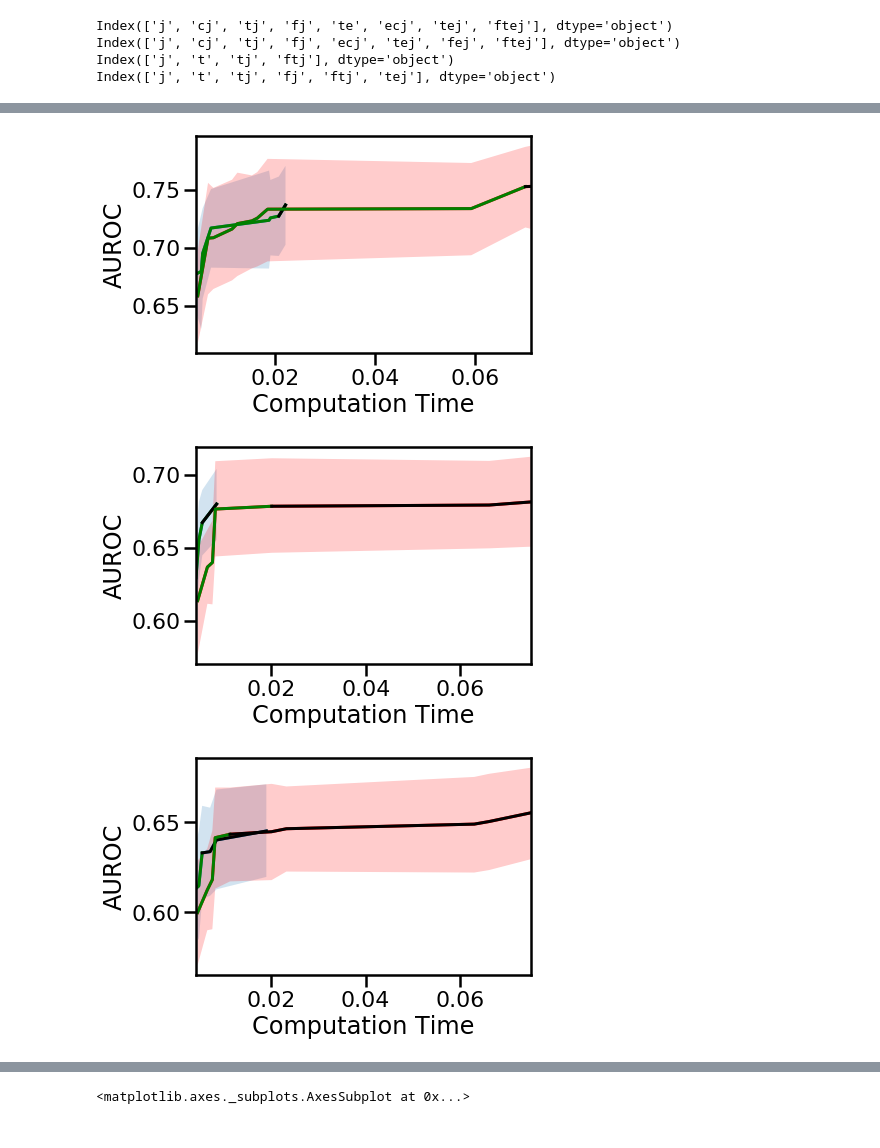
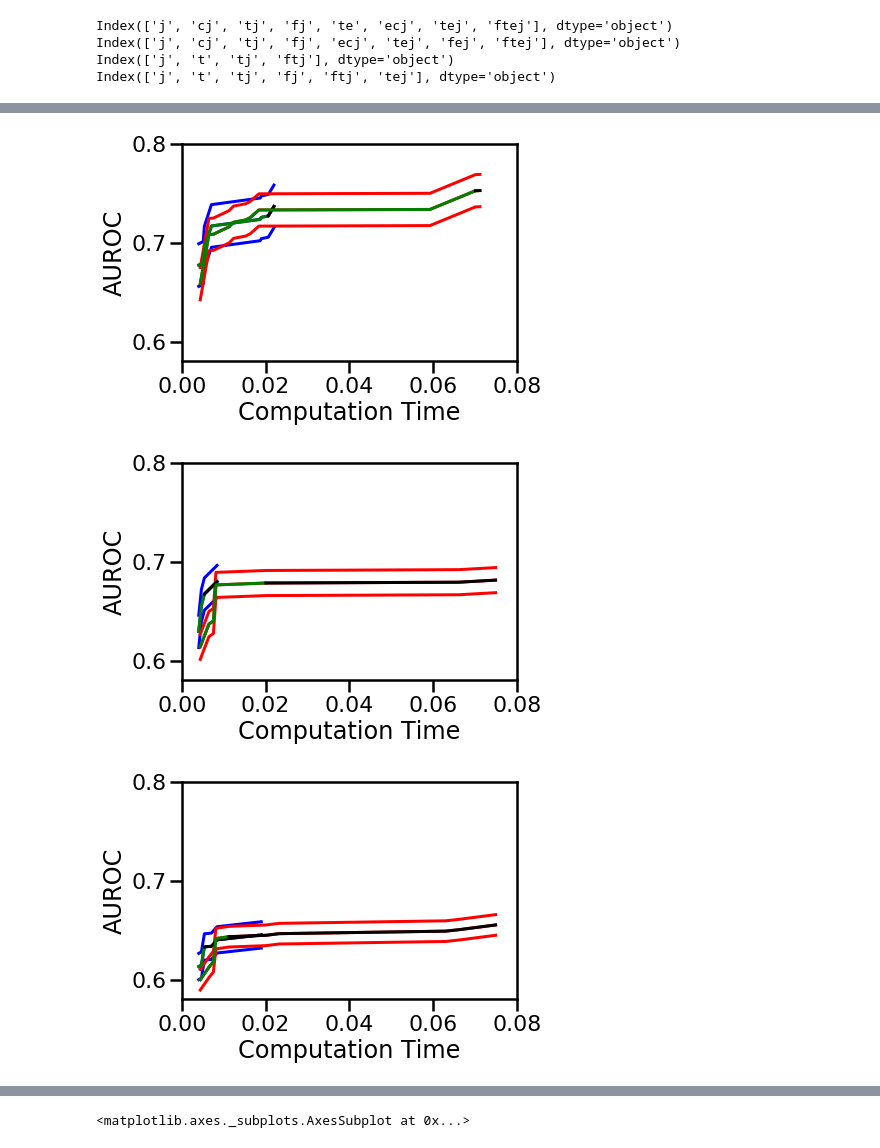
Before and after one commit to nshawen/CIS-PD-Optimization, a Jupyter notebook: FeaturesAnalysis.ipynb, the cells around one changed output, grey strips where cells are left out. Drawn from its saved outputs; the diff is of its cells as text; code cells hidden in the pictures.

Commit message:
updated stats

```diff
--- a/FeaturesAnalysis.ipynb
+++ b/FeaturesAnalysis.ipynb
@@ -730,36 +935,45 @@ D.sort_values(by='Times',inplace=True)
 # %%
 mag_dict = {}
-TB = D.iloc[:,0]; diff = TB.diff()>=0; diff.iloc[0]=True
+mag_sem={}
+TB = D.iloc[:,[0,4]]; diff = TB.iloc[:,0].diff()>=0; diff.iloc[0]=True
+mag_sem['TB'] = np.mean(stats.sem([results['sensor']['Tremor']['Binary']['res_groups'][g]['Random Forest']['auroc']
+                                   for g in TB.index],nan_policy='omit'))
 while not all(diff):
     TB = TB[diff]
-    diff = TB.diff()>=0; diff.iloc[0]=True
+    diff = TB.iloc[:,0].diff()>=0; diff.iloc[0]=True
 mag_dict['TB']=[results['sensor']['Tremor']['Binary']['res_groups'][g]['Random Forest']['auroc'] for g in TB.index]
 print(TB.index)
-TB.index = D.Times.loc[TB.index]
+TB.columns = ['AUROC','Computation Time']
 
-TM = D.iloc[:,1]; diff = TM.diff()>=0; diff.iloc[0]=True
+TM = D.iloc[:,[1,4]]; diff = TM.iloc[:,0].diff()>=0; diff.iloc[0]=True
+mag_sem['TM'] = np.mean(stats.sem([results['sensor']['Tremor']['Multiclass']['res_groups'][g]['Random Forest']['RMS']
+                                   for g in TM.index],nan_policy='omit'))
 while not all(diff):
     TM = TM[diff]
-    diff = TM.diff()>=0; diff.iloc[0]=True
+    diff = TM.iloc[:,0].diff()>=0; diff.iloc[0]=True
 mag_dict['TM']=[results['sensor']['Tremor']['Multiclass']['res_groups'][g]['Random Forest']['RMS'] for g in TM.index]
 print(TM.index)
-TM.index = D.Times.loc[TM.index]
+TM.columns = ['AUROC','Computation Time']
 
-BB = D.iloc[:,2]; diff = BB.diff()>=0; diff.iloc[0]=True
+BB = D.iloc[:,[2,4]]; diff = BB.iloc[:,0].diff()>=0; diff.iloc[0]=True
+mag_sem['BB'] = np.mean(stats.sem([results['sensor']['Bradykinesia']['Binary']['res_groups'][g]['Random Forest']['auroc']
+                                   for g in BB.index],nan_policy='omit'))
 while not all(diff):
     BB = BB[diff]
-    diff = BB.diff()>=0; diff.iloc[0]=True
+    diff = BB.iloc[:,0].diff()>=0; diff.iloc[0]=True
 mag_dict['BB']=[results['sensor']['Bradykinesia']['Binary']['res_groups'][g]['Random Forest']['auroc'] for g in BB.index]
 print(BB.index)
-BB.index = D.Times.loc[BB.index]
+BB.columns = ['AUROC','Computation Time']
 
-BM = D.iloc[:,3]; diff = BM.diff()>=0; diff.iloc[0]=True
+BM = D.iloc[:,[3,4]]; diff = BM.iloc[:,0].diff()>=0; diff.iloc[0]=True
+mag_sem['BM'] = np.mean(stats.sem([results['sensor']['Bradykinesia']['Multiclass']['res_groups'][g]['Random Forest']['RMS']
+                                   for g in BM.index],nan_policy='omit'))
 while not all(diff):
     BM = BM[diff]
-    diff = BM.diff()>=0; diff.iloc[0]=True
+    diff = BM.iloc[:,0].diff()>=0; diff.iloc[0]=True
 mag_dict['BM']=[results['sensor']['Bradykinesia']['Multiclass']['res_groups'][g]['Random Forest']['RMS'] for g in BM.index]
 print(BM.index)
-BM.index = D.Times.loc[BM.index]
+BM.columns = ['AUROC','Computation Time']
 # %% [output]
 Index(['j', 'cj', 'tj', 'fj', 'te', 'ecj', 'tej', 'ftej'], dtype='object')
 Index(['j', 'cj', 'tj', 'fj', 'ecj', 'tej', 'fej', 'ftej'], dtype='object')
@@ -778,33 +1018,57 @@ plt.savefig('C:\\Users\\nshawen\\Box\\CIS-PD Optimization\\Images\\Features_Trem
 # %%
-ax = sns.tsplot(pd.DataFrame(mag_dict['TM']).transpose().dropna().values,time=TM.index)
-sns.tsplot(pd.DataFrame(full_dict['TM']).transpose().dropna().values,time=TM_full.index,color='r')
+# ax = sns.tsplot(pd.DataFrame(mag_dict['TM']).transpose().dropna().values,time=TM.index)
+# sns.tsplot(pd.DataFrame(full_dict['TM']).transpose().dropna().values,time=TM_full.index,color='r')
+
+ax = sns.lineplot(data=TM,color='b')
+sns.lineplot(data=TM+(1.98*mag_sem['TM']),color='b');sns.lineplot(data=TM-(1.98*mag_sem['TM']),color='b')
+sns.lineplot(data=TM_full,color='r')
+sns.lineplot(data=TM_full+(1.98*full_sem['TM']),color='r');sns.lineplot(data=TM_full-(1.98*full_sem['TM']),color='r')
+
 TM.iloc[:].plot(color='g');TM.iloc[-2:].plot(color='k')
 TM_full.iloc[:-1].plot(color='g');TM_full.iloc[-2:].plot(color='k')
+plt.ylim([.58,.8])
+plt.xlim([0,.08])
 ax.set_xlabel('Computation Time')
 ax.set_ylabel('AUROC')
 plt.savefig('C:\\Users\\nshawen\\Box\\CIS-PD Optimization\\Images\\Features_TremorMulti.svg')
 # %% [output]
-[figure, old version]
+[figure, new version]
 # %%
-ax = sns.tsplot(pd.DataFrame(mag_dict['BB']).transpose().dropna().values,time=BB.index)
-sns.tsplot(pd.DataFrame(full_dict['BB']).transpose().dropna().values,time=BB_full.index,color='r')
+# ax = sns.tsplot(pd.DataFrame(mag_dict['BB']).transpose().dropna().values,time=BB.index)
+# sns.tsplot(pd.DataFrame(full_dict['BB']).transpose().dropna().values,time=BB_full.index,color='r')
+
+ax = sns.lineplot(data=BB,color='b')
+sns.lineplot(data=BB+(1.98*mag_sem['BB']),color='b');sns.lineplot(data=BB-(1.98*mag_sem['BB']),color='b')
+sns.lineplot(data=BB_full,color='r')
+sns.lineplot(data=BB_full+(1.98*full_sem['BB']),color='r');sns.lineplot(data=BB_full-(1.98*full_sem['BB']),color='r')
+
 BB.iloc[:].plot(color='g');BB.iloc[-2:].plot(color='k')
 BB_full.iloc[:5].plot(color='g');BB_full.iloc[4:].plot(color='k')
+plt.ylim([.58,.8])
+plt.xlim([0,.08])
 ax.set_xlabel('Computation Time')
 ax.set_ylabel('AUROC')
 plt.savefig('C:\\Users\\nshawen\\Box\\CIS-PD Optimization\\Images\\Features_BradyBinary.svg')
 # %% [output]
-[figure, old version]
+[figure, new version]
 # %%
-ax = sns.tsplot(pd.DataFrame(mag_dict['BM']).transpose().dropna().values,time=BM.index)
-sns.tsplot(pd.DataFrame(full_dict['BM']).transpose().dropna().values,time=BM_full.index,color='r')
+# ax = sns.tsplot(pd.DataFrame(mag_dict['BM']).transpose().dropna().values,time=BM.index)
+# sns.tsplot(pd.DataFrame(full_dict['BM']).transpose().dropna().values,time=BM_full.index,color='r')
+
+ax = sns.lineplot(data=BM,color='b')
+sns.lineplot(data=BM+(1.98*mag_sem['BM']),color='b');sns.lineplot(data=BM-(1.98*mag_sem['BM']),color='b')
+sns.lineplot(data=BM_full,color='r')
+sns.lineplot(data=BM_full+(1.98*full_sem['BM']),color='r');sns.lineplot(data=BM_full-(1.98*full_sem['BM']),color='r')
+
 BM.iloc[:3].plot(color='g');BM.iloc[2:].plot(color='k')
 BM_full.iloc[:5].plot(color='g');BM_full.iloc[4:].plot(color='k')
+plt.ylim([.58,.8])
+plt.xlim([0,.08])
 ax.set_xlabel('Computation Time')
 ax.set_ylabel('AUROC')
 plt.savefig('C:\\Users\\nshawen\\Box\\CIS-PD Optimization\\Images\\Features_BradyMulti.svg')
 # %% [output]
-[figure, old version]
+[figure, new version]
 # %%
 pd.DataFrame(full_dict['TB']).transpose().dropna().values
 # %% [output]
```
Also changed, not shown: parts of 38 cells of this notebook, 1 other file.
